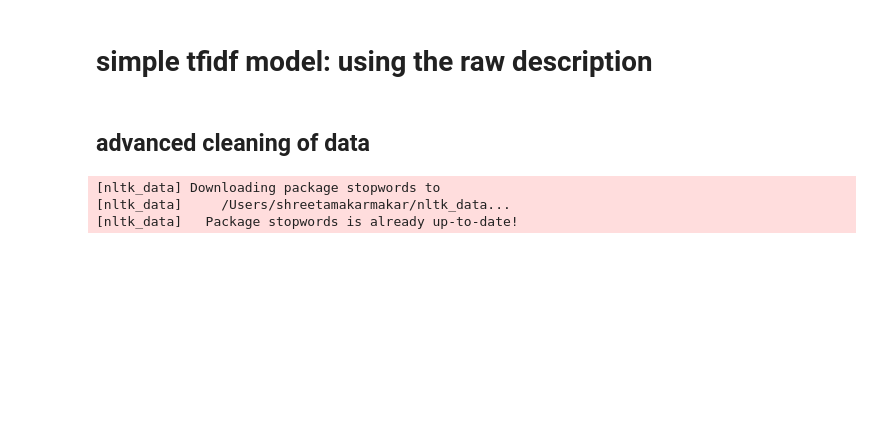
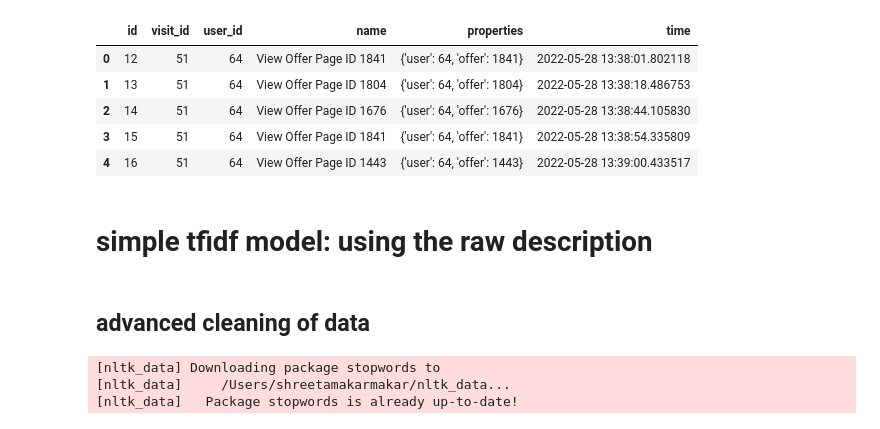
Before and after one commit to doode-1708/SportsExperiencePlatform, a Jupyter notebook: notebooks/sk_simple_recomender.ipynb, the cells around one changed output. Saved outputs shown, nothing was run; the diff lists cells and outputs as text; code cells hidden in the pictures; blank space fills up the shorter version.

```diff
--- a/notebooks/sk_simple_recomender.ipynb
+++ b/notebooks/sk_simple_recomender.ipynb
@@ -131,3 +45,12 @@ Name: description_clean, Length: 1257, dtype: object
+# %%
+ahoy_events_df.head()
+# %% [output]
+|  | id | visit_id | user_id | name | properties | time |
+| 0 | 12 | 51 | 64 | View Offer Page ID 1841 | {'user': 64, 'offer': 1841} | 2022-05-28 13:38:01.802118 |
+| 1 | 13 | 51 | 64 | View Offer Page ID 1804 | {'user': 64, 'offer': 1804} | 2022-05-28 13:38:18.486753 |
+| 2 | 14 | 51 | 64 | View Offer Page ID 1676 | {'user': 64, 'offer': 1676} | 2022-05-28 13:38:44.105830 |
+| 3 | 15 | 51 | 64 | View Offer Page ID 1841 | {'user': 64, 'offer': 1841} | 2022-05-28 13:38:54.335809 |
+| 4 | 16 | 51 | 64 | View Offer Page ID 1443 | {'user': 64, 'offer': 1443} | 2022-05-28 13:39:00.433517 |
 # %% [markdown]
 # simple tfidf model: using the raw description
 # %% [markdown]
```
Also changed, not shown: parts of 61 cells of this notebook.
